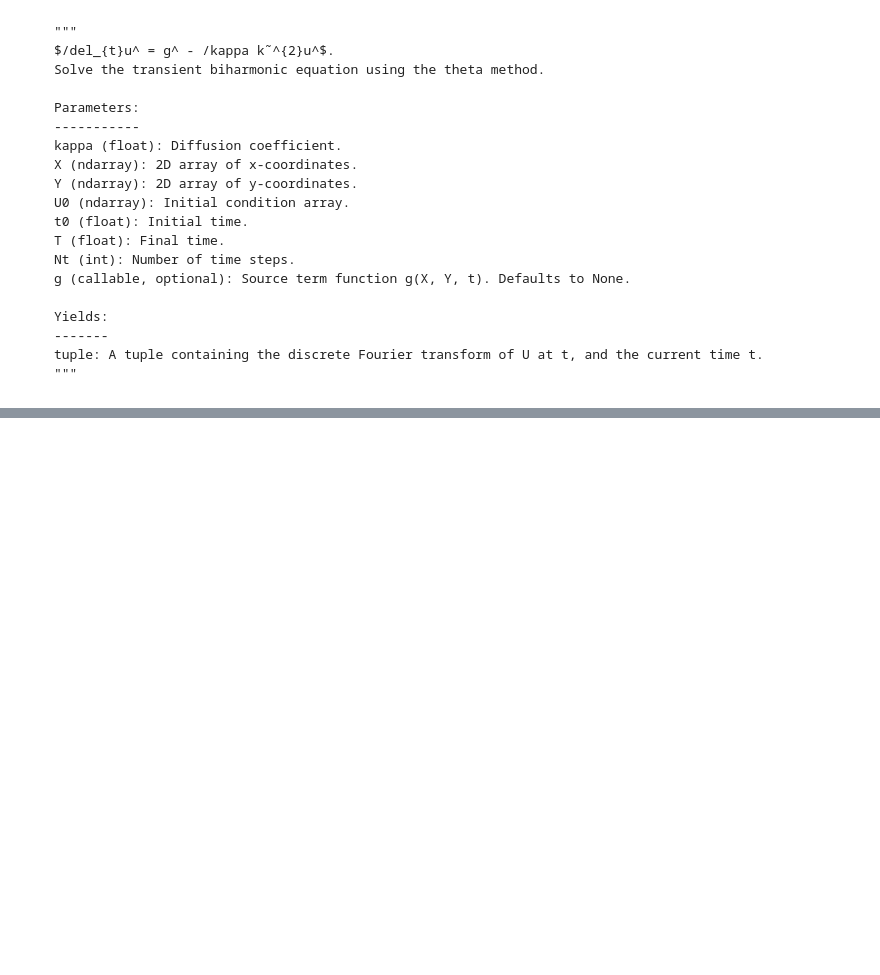
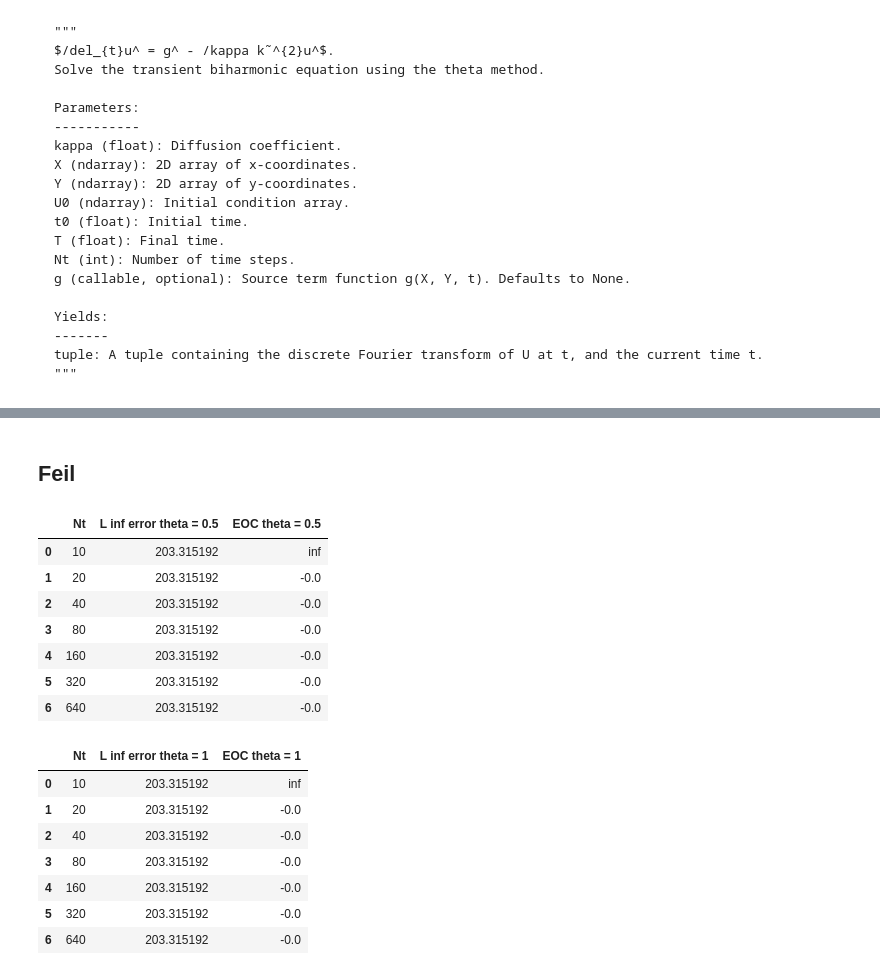
Before and after one commit to marieke-vaske/VitBer-InMat, a Jupyter notebook: Marieke prøver ting.ipynb, the cells around one changed output, grey strips where cells are left out. Drawn from its saved outputs; the diff is of its cells as text; code cells hidden in the pictures; blank space fills up the shorter version.

```diff
--- a/Marieke prøver ting.ipynb
+++ b/Marieke prøver ting.ipynb
@@ -142,0 +197,2 @@ Error norm: 0.004597869667718711
+# %% [markdown]
+## Feil
@@ -143,37 +224,66 @@ Error norm: 0.004597869667718711
 # %%
 thetas = [0.5, 1]
 Nts = [10, 20, 40, 80, 160, 320, 640]
 
 errs_across_thetas = []
 
-for theta in thetas:
-    err_theta = []
-    for Nt in Nts:
+# for theta in thetas:
+#     err_theta = []
+#     for Nt in Nts:
 
-        solver = transient_biharmonic_solver(kappa=kappa,
-                                            X=X, Y=Y, U0=U0,
-                                            t0=t0, T=T, Nt=Nt,
-                                            Lx=Lx, Ly=Ly,
-                                            theta=theta,
-                                            g=None)
+#         solver = transient_biharmonic_solver(kappa=kappa,
+#                                             X=X, Y=Y, U0=U0,
+#                                             t0=t0, T=T, Nt=Nt,
+#                                             Lx=Lx, Ly=Ly,
+#                                             theta=theta,
+#                                             g=None)
 
 
 
-        for Uhat, t in solver:
-            U = ifft2(Uhat).real
-            Tfinal = t
+#         for Uhat, t in solver:
+#             U = ifft2(Uhat).real
+#             Tfinal = t
 
-        Uex = u_ex(X, Y, Tfinal)
-        U_err = Uex - Uhat
-        err_max = np.max(np.abs(U_err))
-        err_theta.append(err_max)
+#         Uex = u_ex(X, Y, Tfinal)
+#         U_err = Uex - Uhat
+#         err_max = np.max(np.abs(U_err))
+#         err_theta.append(err_max)
 
-    errs_across_thetas.append(err_theta)
+#     errs_across_thetas.append(err_theta)
 
 
-EOCs = [[]]
-for i in range(len(thetas)):
-    errs = np.array(errs_across_thetas[i])
-    dts = (T-t0)/np.array(Nts)
-    eoc = np.log(errs[1:]/errs[:-1])/np.log(dts[1:]/dts[:-1])
-    EOCs.append(eoc)
+# EOCs = [[]]
+# for i in range(len(thetas)):
+#     errs = np.array(errs_across_thetas[i])
+#     dts = (T-t0)/np.array(Nts)
+#     eoc = np.log(errs[1:]/errs[:-1])/np.log(dts[1:]/dts[:-1])
+#     EOCs.append(eoc)
+
+for theta in thetas:
+    errs_Nt, eocs = compute_eoc_transient(kappa=kappa, u_ex=u_ex, U0=U0, g=None,
+                            X=X, Y=Y, t0=t0, T=T, Nt_list=Nts)
+
+    # Create a dataframe
+    df = pd.DataFrame()
+    df['Nt'] = Nts
+    df[f'L inf error theta = {theta}'] = errs_Nt
+    df[f'EOC theta = {theta}'] = eocs
+    # show datafram in a better format
+    display(df)
+# %% [output]
+|  | Nt | L inf error theta = 0.5 | EOC theta = 0.5 |
+| 0 | 10 | 203.315192 | inf |
+| 1 | 20 | 203.315192 | -0.0 |
+| 2 | 40 | 203.315192 | -0.0 |
+| 3 | 80 | 203.315192 | -0.0 |
+| 4 | 160 | 203.315192 | -0.0 |
+| 5 | 320 | 203.315192 | -0.0 |
+| 6 | 640 | 203.315192 | -0.0 |
+|  | Nt | L inf error theta = 1 | EOC theta = 1 |
+| 0 | 10 | 203.315192 | inf |
+| 1 | 20 | 203.315192 | -0.0 |
+| 2 | 40 | 203.315192 | -0.0 |
+| 3 | 80 | 203.315192 | -0.0 |
+| 4 | 160 | 203.315192 | -0.0 |
+| 5 | 320 | 203.315192 | -0.0 |
+| 6 | 640 | 203.315192 | -0.0 |
```
Also changed, not shown: parts of 19 cells of this notebook, 1 other file.
